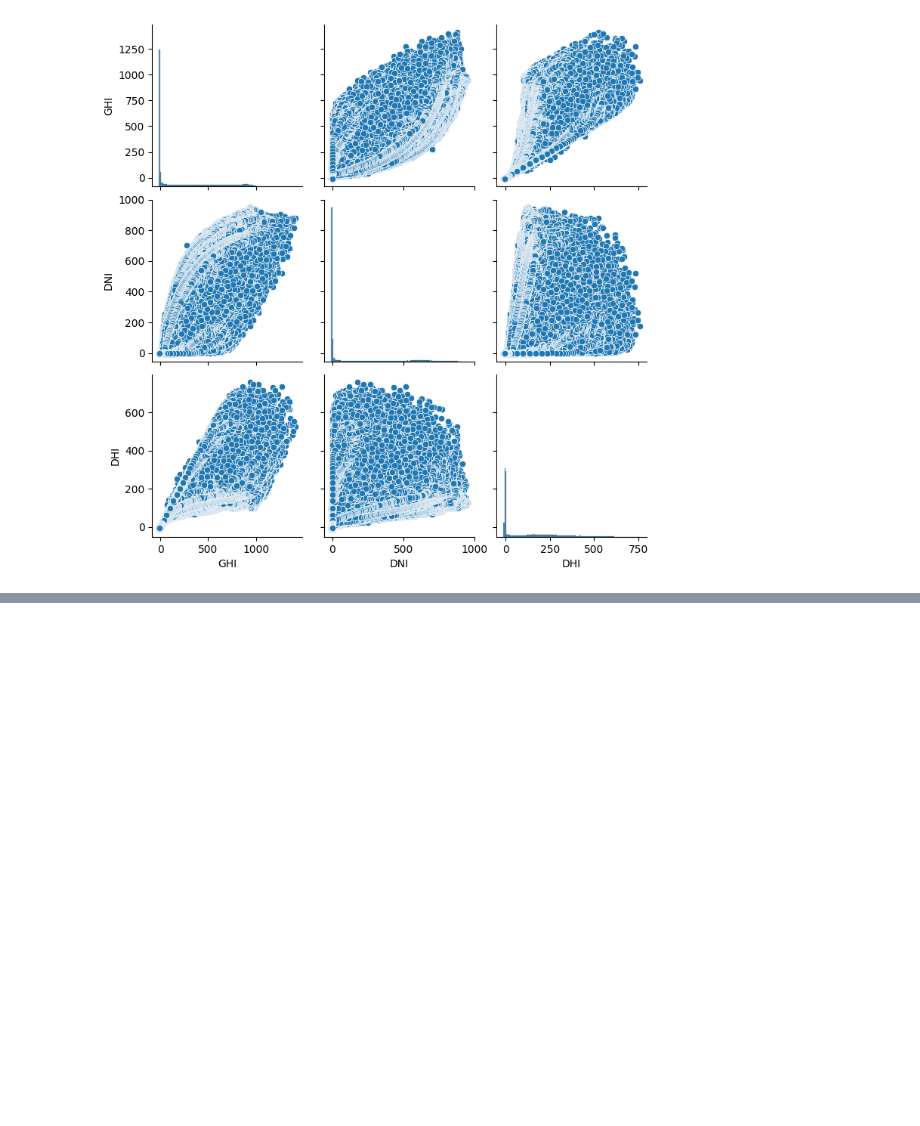
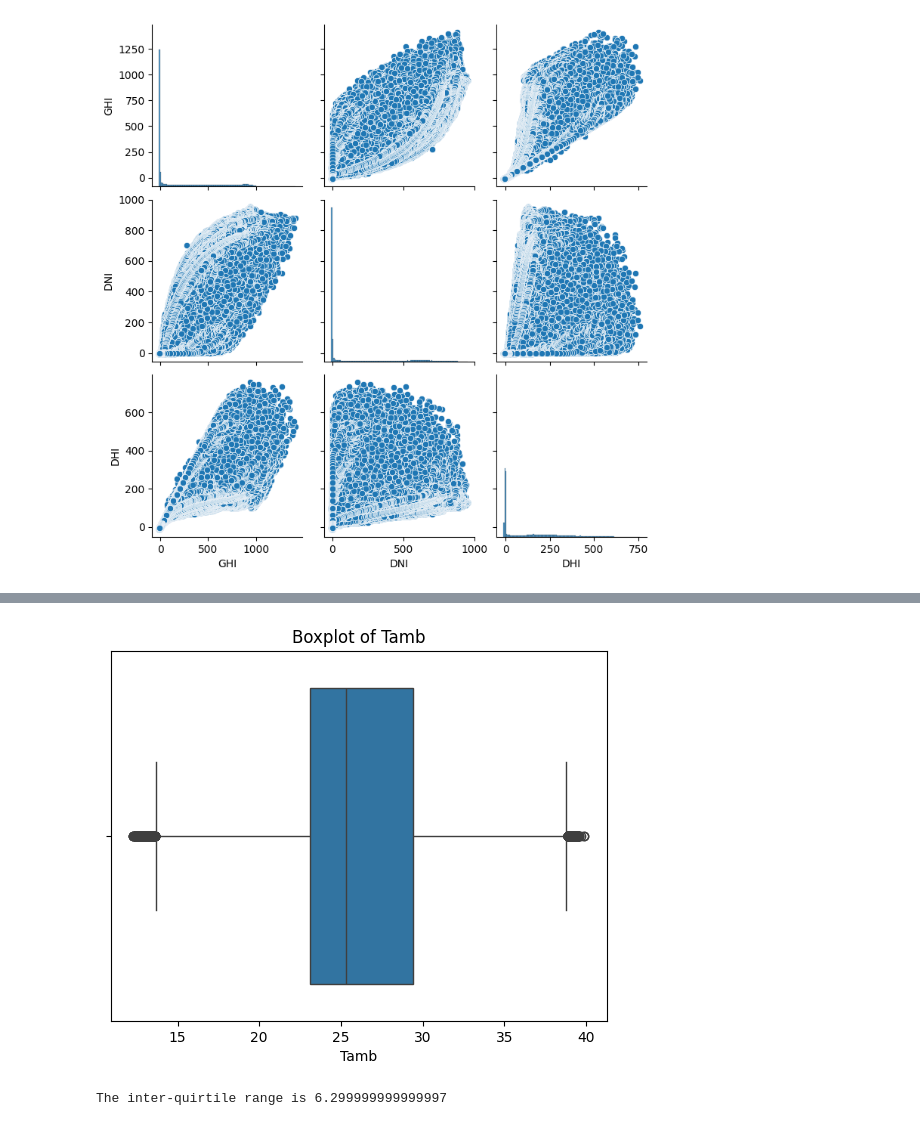
Before and after one commit to ibso99/Solar_radiation_measurment_data_analysis, a Jupyter notebook: Notebook/EDA.ipynb, the cells around one changed output, grey strips where cells are left out. Drawn from its saved outputs; the diff is of its cells as text; code cells hidden in the pictures; blank space fills up the shorter version.

```diff
--- a/Notebook/EDA.ipynb
+++ b/Notebook/EDA.ipynb
@@ -176,0 +286,14 @@ plt.show()
+# %%
+# Identifying an outlier using Box-plot
+sns.boxplot(x=serr_dataset['Tamb'])
+plt.title('Boxplot of Tamb')
+plt.show()
+
+#######################################
+Q1 = serr_dataset['Tamb'].quantile(0.25)
+Q3 = serr_dataset['Tamb'].quantile(0.75)
+
+print(f'The inter-quirtile range is {Q3 - Q1}')
+# %% [output]
+[figure, added]
+The inter-quirtile range is 6.299999999999997
```
Also changed, not shown: parts of 10 cells of this notebook.
